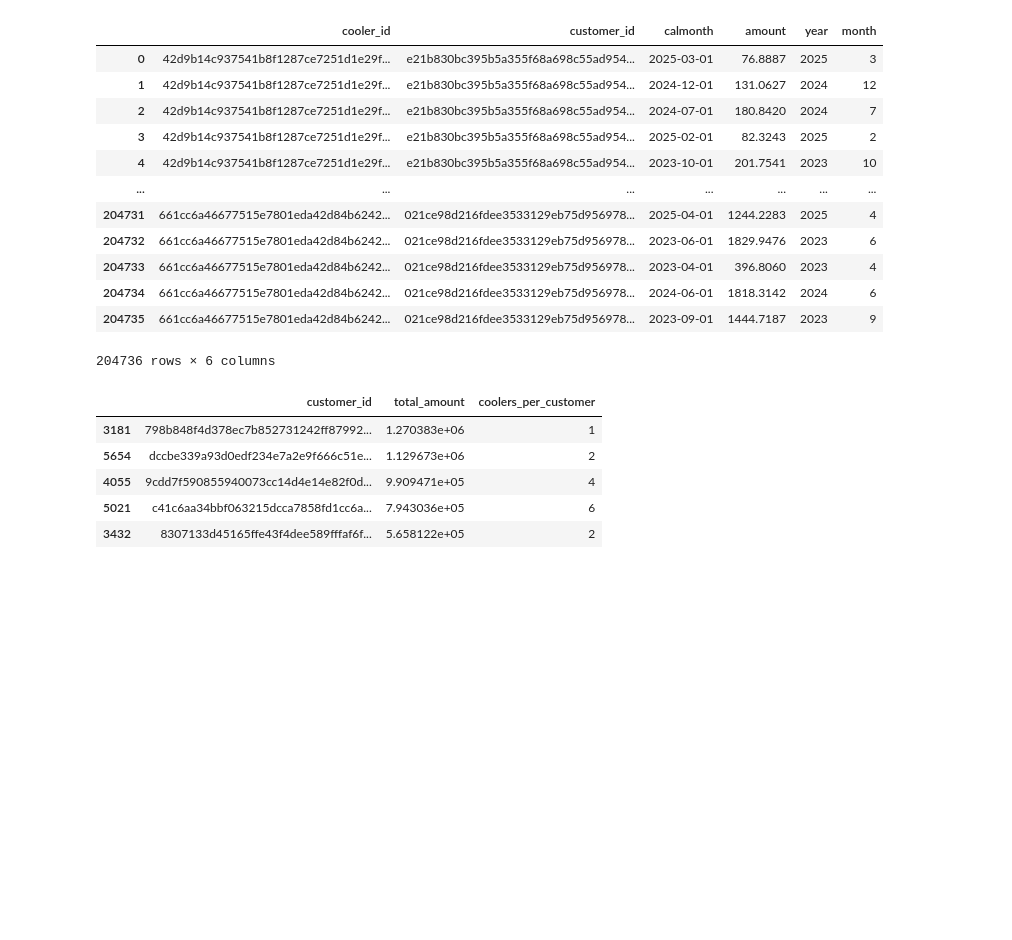
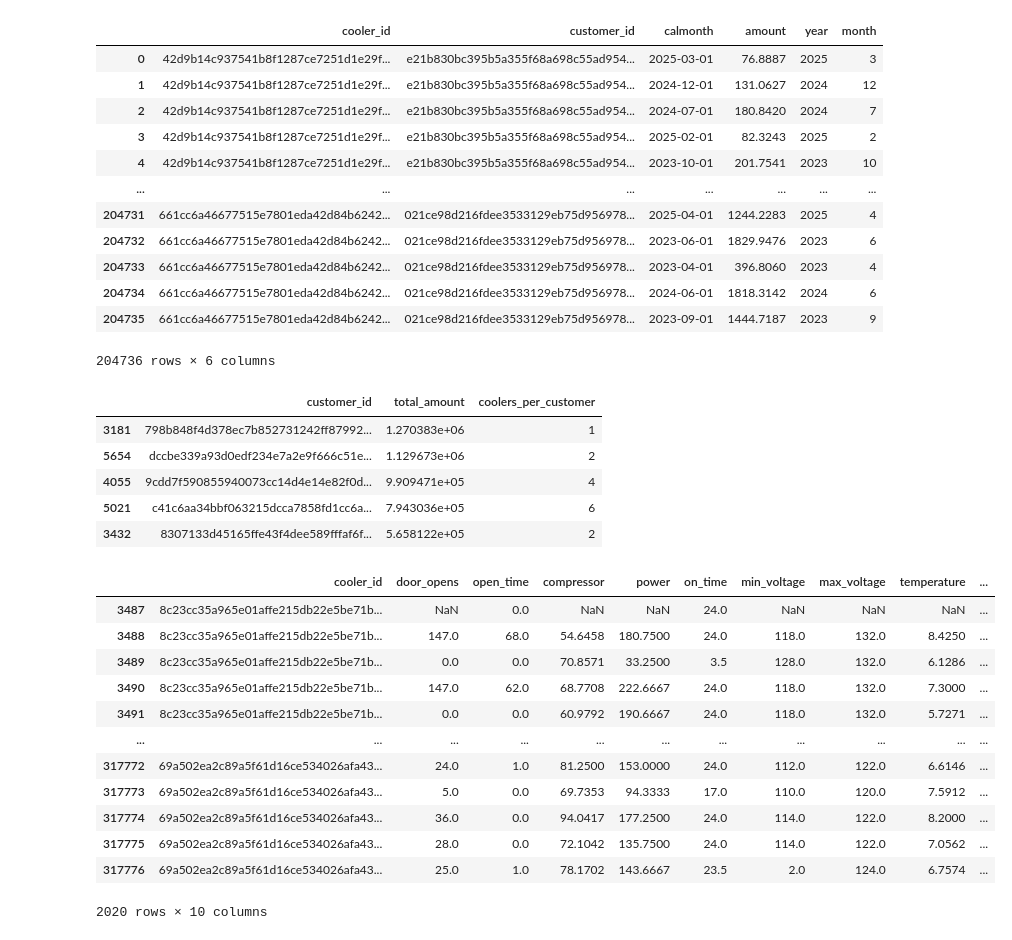
Before and after one commit to Isa2604/PowerUp, a Jupyter notebook: Dataset _ Coolers AC/Dataset _ Coolers AC/sales.ipynb, the cells around one changed output. Saved outputs shown, nothing was run; the diff lists cells and outputs as text; code cells hidden in the pictures; blank space fills up the shorter version.

Commit message:
coolers filtered by warnings

```diff
--- a/Dataset _ Coolers AC/Dataset _ Coolers AC/sales.ipynb
+++ b/Dataset _ Coolers AC/Dataset _ Coolers AC/sales.ipynb
@@ -56,3 +56,45 @@ df_customers.head()
 | 4055 | 9cdd7f590855940073cc14d4e14e82f0d... | 9.909471e+05 | 4 |
 | 5021 | c41c6aa34bbf063215dcca7858fd1cc6a... | 7.943036e+05 | 6 |
 | 3432 | 8307133d45165ffe43f4dee589fffaf6f... | 5.658122e+05 | 2 |
+# %%
+'''
+Tabla de enfriadores con advertencias
+Este script carga un archivo CSV con datos de advertencias de enfriadores y los asocia con los clientes que los compraron.
+'''
+# Cargar los datos
+df_warnings = pd.read_csv('warnings.csv')          # Contiene solo cooler_id
+df_customers = pd.read_csv('sales.csv')            # Contiene cooler_id y customer_id
+
+# Asociar los cooler_id con customer_id
+coolers_with_warning = pd.merge(
+    df_warnings,
+    df_customers[['cooler_id', 'customer_id']],
+    on='cooler_id',
+    how='left'
+)
+
+# Eliminar duplicados en caso de múltiples ventas por cooler
+coolers_with_warning = coolers_with_warning.drop_duplicates()
+
+# Mostrar los resultados
+df_coolers_damaged = coolers_with_warning.copy()
+# %%
+df_coolers = pd.read_csv('coolers.csv')  # Contiene cooler_id y otros detalles
+df_nuevo_filtrado = df_coolers[df_coolers['cooler_id'].isin(df_coolers_damaged['cooler_id'])]
+
+# Mostrar el resultado filtrado
+df_nuevo_filtrado
+# %% [output]
+|  | cooler_id | door_opens | open_time | compressor | power | on_time | min_voltage | max_voltage | temperature | ... |
+| 3487 | 8c23cc35a965e01affe215db22e5be71b... | NaN | 0.0 | NaN | NaN | 24.0 | NaN | NaN | NaN | ... |
+| 3488 | 8c23cc35a965e01affe215db22e5be71b... | 147.0 | 68.0 | 54.6458 | 180.7500 | 24.0 | 118.0 | 132.0 | 8.4250 | ... |
+| 3489 | 8c23cc35a965e01affe215db22e5be71b... | 0.0 | 0.0 | 70.8571 | 33.2500 | 3.5 | 128.0 | 132.0 | 6.1286 | ... |
+| 3490 | 8c23cc35a965e01affe215db22e5be71b... | 147.0 | 62.0 | 68.7708 | 222.6667 | 24.0 | 118.0 | 132.0 | 7.3000 | ... |
+| 3491 | 8c23cc35a965e01affe215db22e5be71b... | 0.0 | 0.0 | 60.9792 | 190.6667 | 24.0 | 118.0 | 132.0 | 5.7271 | ... |
+| ... | ... | ... | ... | ... | ... | ... | ... | ... | ... | ... |
+| 317772 | 69a502ea2c89a5f61d16ce534026afa43... | 24.0 | 1.0 | 81.2500 | 153.0000 | 24.0 | 112.0 | 122.0 | 6.6146 | ... |
+| 317773 | 69a502ea2c89a5f61d16ce534026afa43... | 5.0 | 0.0 | 69.7353 | 94.3333 | 17.0 | 110.0 | 120.0 | 7.5912 | ... |
+| 317774 | 69a502ea2c89a5f61d16ce534026afa43... | 36.0 | 0.0 | 94.0417 | 177.2500 | 24.0 | 114.0 | 122.0 | 8.2000 | ... |
+| 317775 | 69a502ea2c89a5f61d16ce534026afa43... | 28.0 | 0.0 | 72.1042 | 135.7500 | 24.0 | 114.0 | 122.0 | 7.0562 | ... |
+| 317776 | 69a502ea2c89a5f61d16ce534026afa43... | 25.0 | 1.0 | 78.1702 | 143.6667 | 23.5 | 2.0 | 124.0 | 6.7574 | ... |
+2020 rows × 10 columns
```
